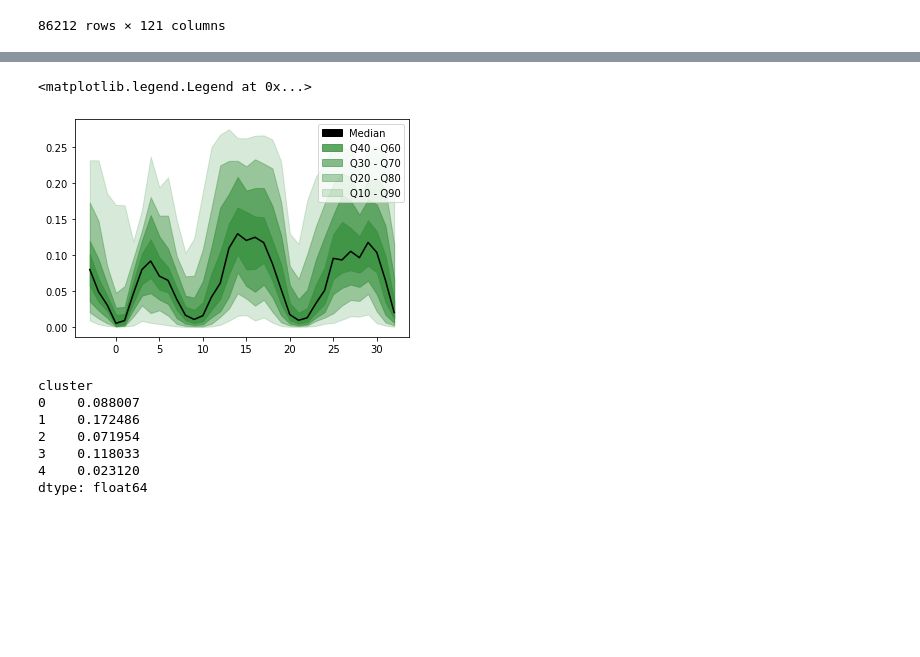
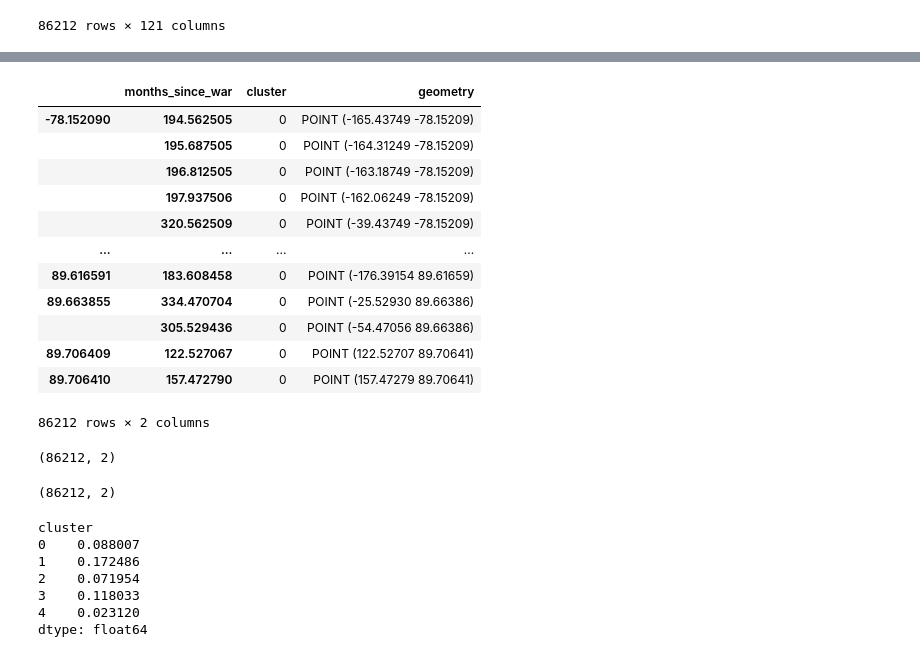
Before and after one commit to allfed/Seaweed-Growth-Model, a Jupyter notebook: data/interim_results/plotting clusters.ipynb, the cells around one changed output, grey strips where cells are left out. Cells and saved outputs as stored; diff of their text form; code cells hidden in the pictures; blank space fills up the shorter version.

```diff
--- a/data/interim_results/plotting clusters.ipynb
+++ b/data/interim_results/plotting clusters.ipynb
@@ -159,22 +51,28 @@ plt.plot(growth_df.median(), color="black")
-# %%
-for q in np.arange(0.1,0.6,0.1):
-    q_up = growth_df.quantile(1-q)
-    q_down = growth_df.quantile(q)
-    plt.fill_between(x=q_up.index, y1=q_down, y2=q_up, color="#3A913F", alpha=q*2)
-plt.plot(growth_df.median(), color="black")
-
-# Create the legend
-patches_list=[]
-patches_list.append(mpatches.Patch(color="black", label="Median"))
-patches_list.append(mpatches.Patch(color="#3A913F", label="Q40 - Q60", alpha=0.8))
-patches_list.append(mpatches.Patch(color="#3A913F", label="Q30 - Q70", alpha=0.6))
-patches_list.append(mpatches.Patch(color="#3A913F", label="Q20 - Q80", alpha=0.4))
-patches_list.append(mpatches.Patch(color="#3A913F", label="Q10 - Q90", alpha=0.2))
-
-plt.legend(handles=patches_list)
-# %% [output]
-<matplotlib.legend.Legend at 0x...>
-[figure, removed]
+# %%
+growth_df_global = prepare_geometry(growth_df_global)
+growth_df_global
+# %% [output]
+|  | months_since_war | cluster | geometry |
+| -78.152090 | 194.562505 | 0 | POINT (-165.43749 -78.15209) |
+|  | 195.687505 | 0 | POINT (-164.31249 -78.15209) |
+|  | 196.812505 | 0 | POINT (-163.18749 -78.15209) |
+|  | 197.937506 | 0 | POINT (-162.06249 -78.15209) |
+|  | 320.562509 | 0 | POINT (-39.43749 -78.15209) |
+| ... | ... | ... | ... |
+| 89.616591 | 183.608458 | 0 | POINT (-176.39154 89.61659) |
+| 89.663855 | 334.470704 | 0 | POINT (-25.52930 89.66386) |
+|  | 305.529436 | 0 | POINT (-54.47056 89.66386) |
+| 89.706409 | 122.527067 | 0 | POINT (122.52707 89.70641) |
+| 89.706410 | 157.472790 | 0 | POINT (157.47279 89.70641) |
+86212 rows × 2 columns
+# %%
+growth_df_global.shape
+# %% [output]
+(86212, 2)
+# %%
+growth_df_global[growth_df_global.is_valid].shape
+# %% [output]
+(86212, 2)
 # %%
 growth_df = pd.read_pickle("seaweed_growth_rate_clustered_US.pkl")
 
```
Also changed, not shown: parts of 10 cells of this notebook, 10 other files.
